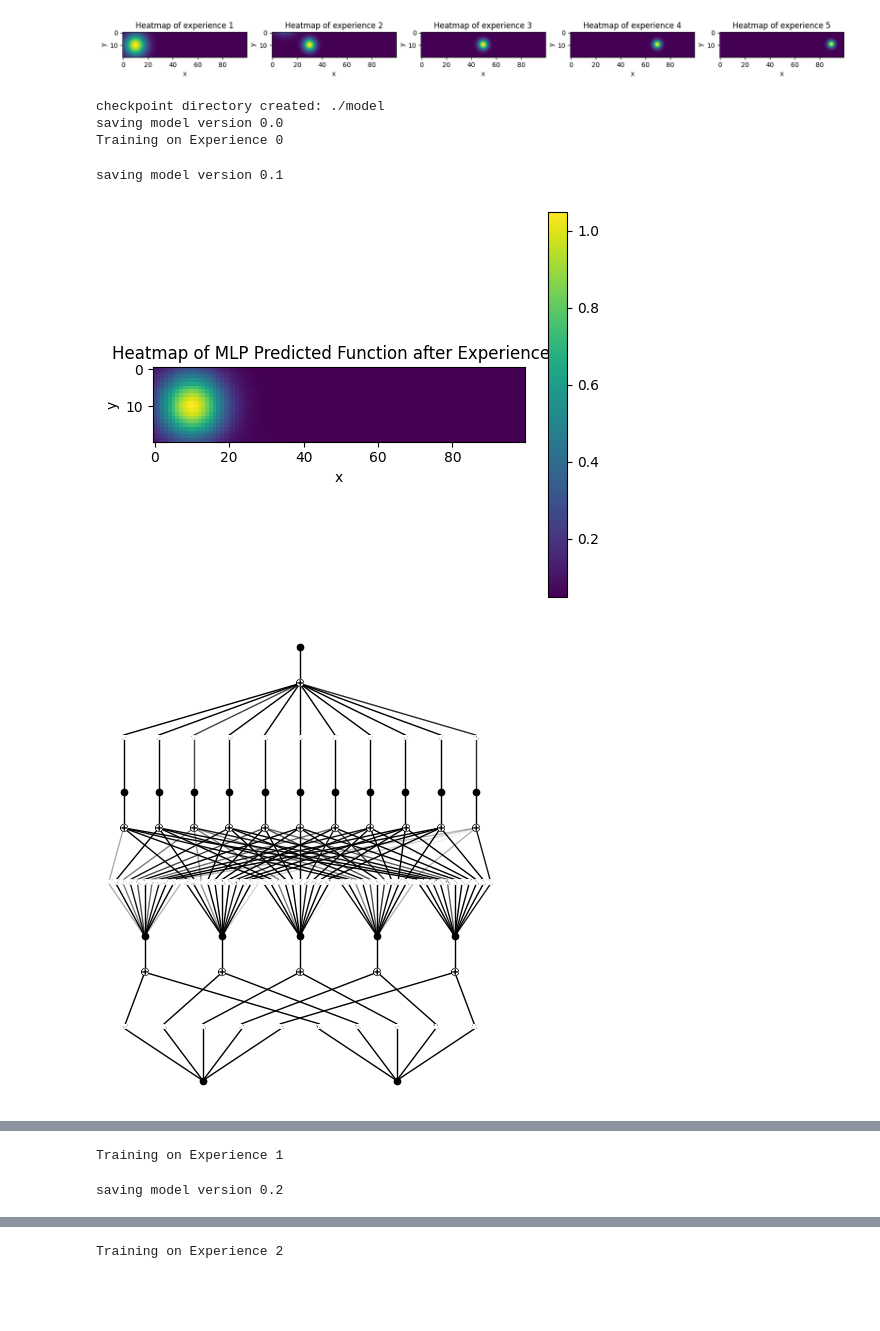
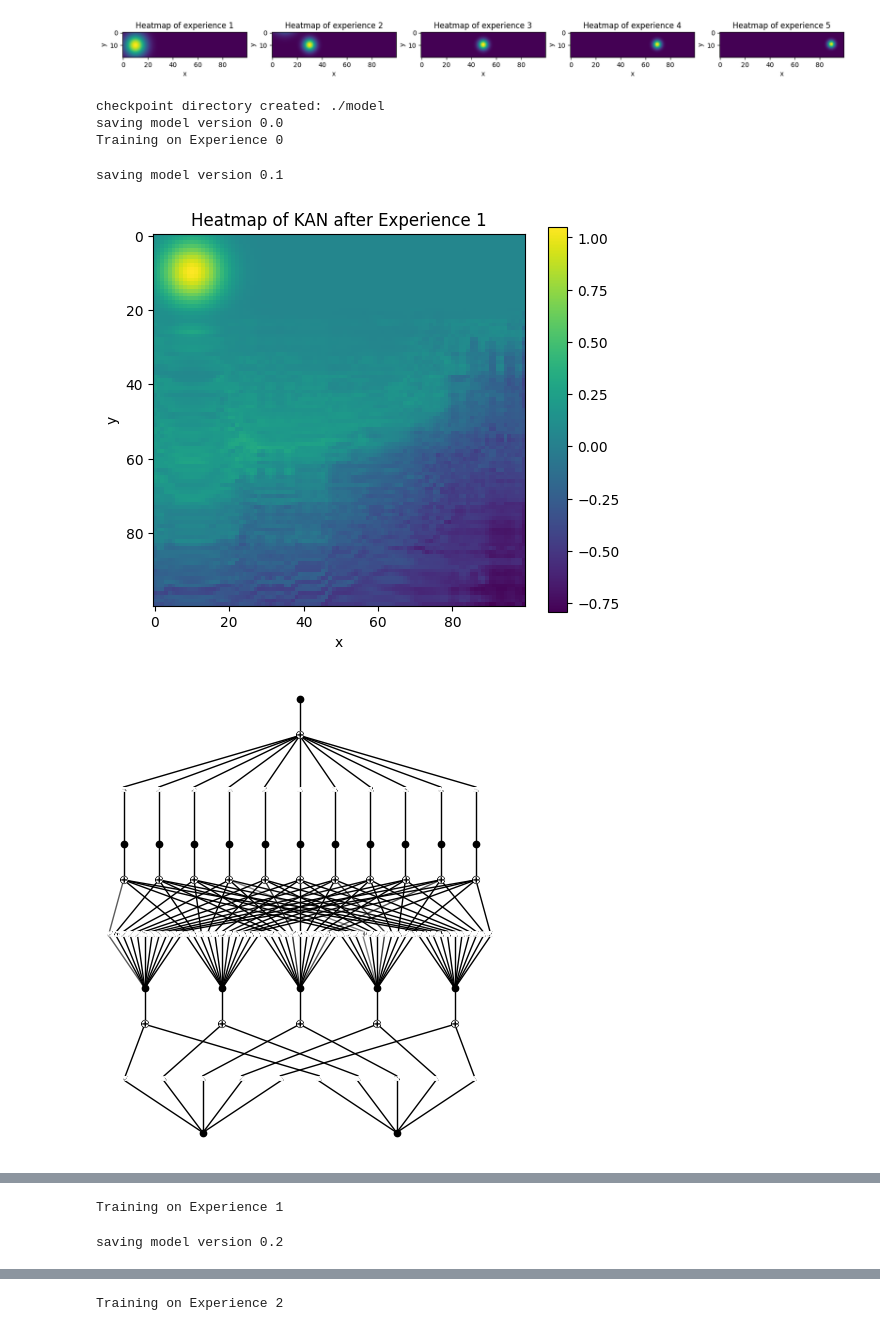
Before and after one commit to harris2001/KAN-T-Forget, a Jupyter notebook: Experiments/Toy_Examples/2D_Gaussians KAN_Continual.ipynb, the cells around one changed output, grey strips where cells are left out. Saved outputs shown, nothing was run; the diff lists cells and outputs as text; code cells hidden in the pictures; blank space fills up the shorter version.

Commit message:
Fixing titles for 2D graphs

```diff
--- a/Experiments/Toy_Examples/2D_Gaussians KAN_Continual.ipynb
+++ b/Experiments/Toy_Examples/2D_Gaussians KAN_Continual.ipynb
@@ -101,7 +101,7 @@ from kan import KAN
 # 2,2,3,1 architecture with grid=6 and k=5 => shows symmetric properties
 # 2,4,4,1 architecture with grid=6 and k=5 => shows position preservation
 # model = KAN(width=[2,1,1], grid=20, k=3, sp_trainable=False, sb_trainable=False)
-model = KAN(width=[2,5,11,1], grid=38, k=3, sp_trainable=False, sb_trainable=False)
+model = KAN(width=[2,5,11,1], grid=40, k=2, sp_trainable=False, sb_trainable=False)
 
 device = 'cuda' if torch.cuda.is_available() else 'cpu'
 model.to(device)
@@ -142,11 +142,14 @@ for i in range(n_experiences):
     dataset['train_label'] = torch.from_numpy(sample(np.array(experience_train_labels[i]),rnd)).to(device)
 
     #KAN training
-    model.fit(dataset=dataset,opt='LBFGS', steps=50, update_grid=False)
+    model.fit(dataset=dataset,opt='LBFGS', steps=40, update_grid=False)
 
     # Evaluation
     with torch.no_grad():
-        predictions = model(torch.from_numpy(np.array(to_test[i])).to(device)).cpu().numpy()
+        # Evaluate the model up to the current experience
+        # predictions = model(torch.from_numpy(np.array(to_test[i])).to(device)).cpu().numpy()
+        # Evaluate the model on entire dataset
+        predictions = model(dataset['test_input']).cpu().numpy()
 
     # Reshape predictions to the original grid shape
     predictions_grid = predictions.reshape(-1, 100)
@@ -155,7 +158,7 @@ for i in range(n_experiences):
     plt.figure(figsize=(6, 5))
     plt.imshow(predictions_grid, cmap='viridis')
     plt.colorbar()
-    plt.title(f'Heatmap of MLP Predicted Function after Experience {i + 1}')
+    plt.title(f'Heatmap of KAN after Experience {i + 1}')
     plt.xlabel('x')
     plt.ylabel('y')
     plt.show()
@@ -168,34 +171,37 @@ for i in range(n_experiences):
 
     # Plot the model
     model.plot(beta=100, scale=0.5)
     plt.show()
 
     #plot the predictions in 3d
     fig = plt.figure()
     ax = fig.add_subplot(111, projection='3d')
-    ax.plot_surface(x_grid[:20*(i+1)], y_grid[:20*(i+1)], predictions_grid, cmap='viridis')
+    # Plot the predicted function up to the current experience
+    # ax.plot_surface(x_grid[:20*(i+1)], y_grid[:20*(i+1)], predictions_grid, cmap='viridis')
+    # Plot the predicted function on the entire dataset
+    ax.plot_surface(x_grid, y_grid, predictions_grid, cmap='viridis')
 
     # Rotate the plot to see the 3D plot
-    ax.view_init(40, -15)
+    ax.view_init(40, 0)
     plt.title('3D plot of the predicted function')
     plt.xlabel('x')
     plt.ylabel('y')
     plt.show()
 
 # torch.save(model.state_dict(), 'kan_2d_gaussian_continual.pth')
 
 # Plotting the ground truth function
 plt.figure(figsize=(6, 5))
 plt.imshow(f_xy, cmap='viridis', extent=[-1, 1, -1, 1])
 plt.colorbar()
 plt.title('Heatmap of Ground Truth Function')
 plt.xlabel('x')
 plt.ylabel('y')
 plt.show()
 # %% [output]
 checkpoint directory created: ./model
 saving model version 0.0
 Training on Experience 0
 saving model version 0.1
-[figure, old version]
+[figure, new version]
-[figure, old version]
+[figure, new version]
```
Also changed, not shown: parts of 5 cells of this notebook, 3 other files.
